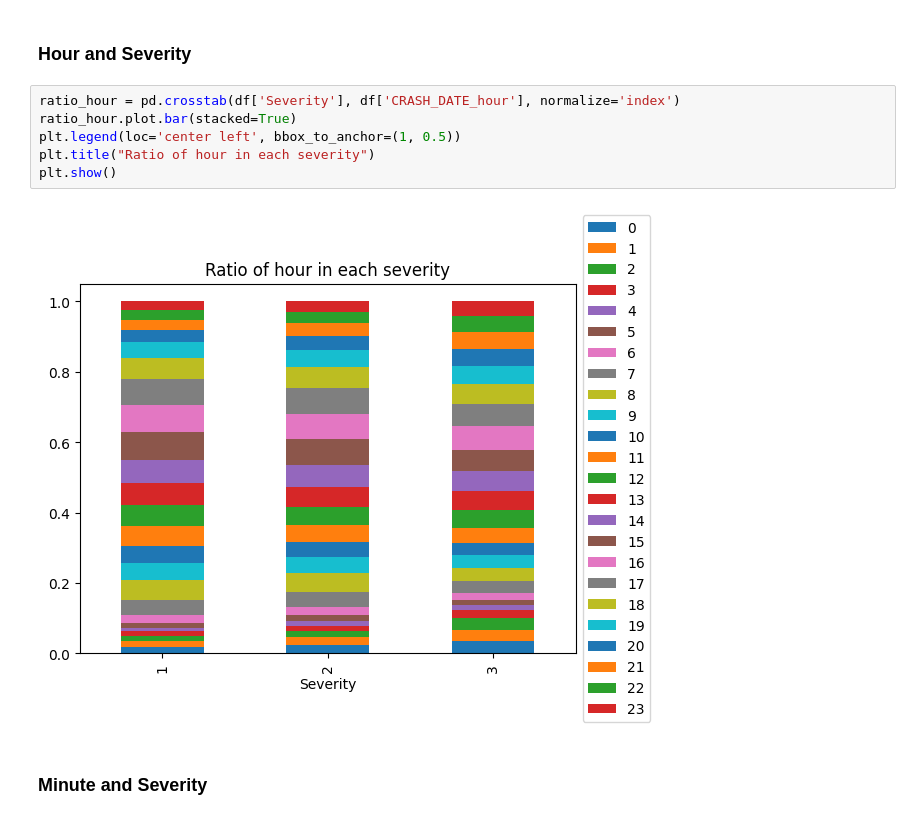
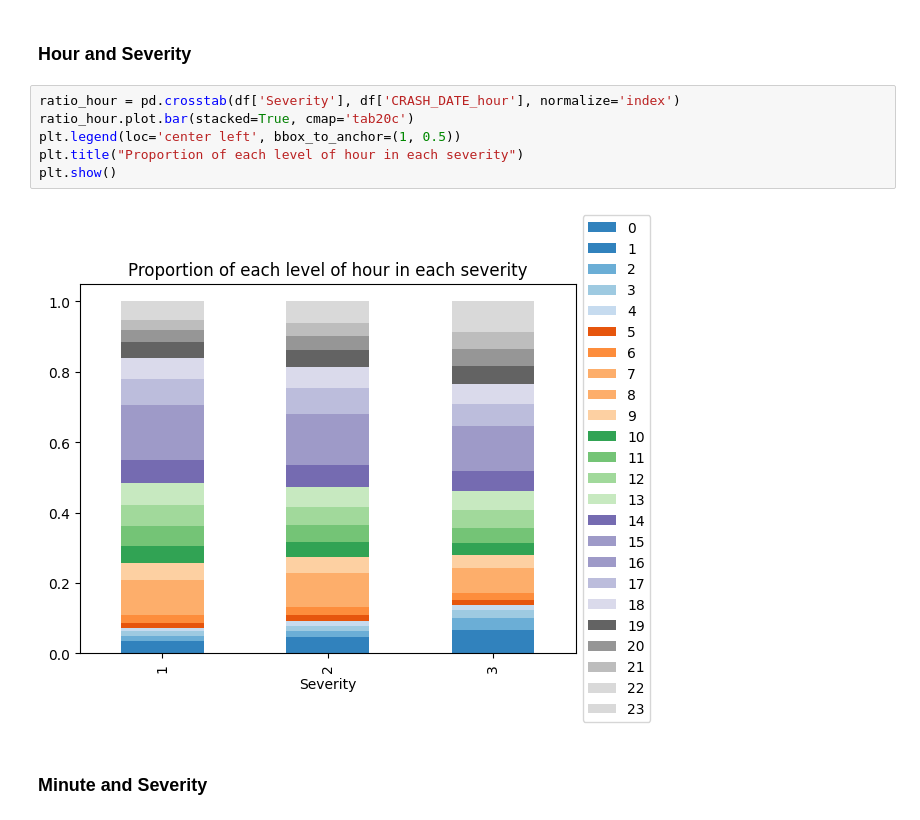
Before and after one commit to kosawa26/Capstone, a Jupyter notebook: Classification_EDA_Preprocessing.ipynb, the cells around one changed output. Saved outputs shown, nothing was run; the diff lists cells and outputs as text.

```diff
--- a/Classification_EDA_Preprocessing.ipynb
+++ b/Classification_EDA_Preprocessing.ipynb
@@ -488,12 +490,12 @@ plt.show()
 ### Hour and Severity
 # %%
 ratio_hour = pd.crosstab(df['Severity'], df['CRASH_DATE_hour'], normalize='index')
-ratio_hour.plot.bar(stacked=True)
+ratio_hour.plot.bar(stacked=True, cmap='tab20c')
 plt.legend(loc='center left', bbox_to_anchor=(1, 0.5))
-plt.title("Ratio of hour in each severity")
+plt.title("Proportion of each level of hour in each severity")
 plt.show()
 # %% [output]
-[figure, old version]
+[figure, new version]
 # %% [markdown]
 ### Minute and Severity
 # %%
```
Also changed, not shown: parts of 28 cells of this notebook, 8 other files.
